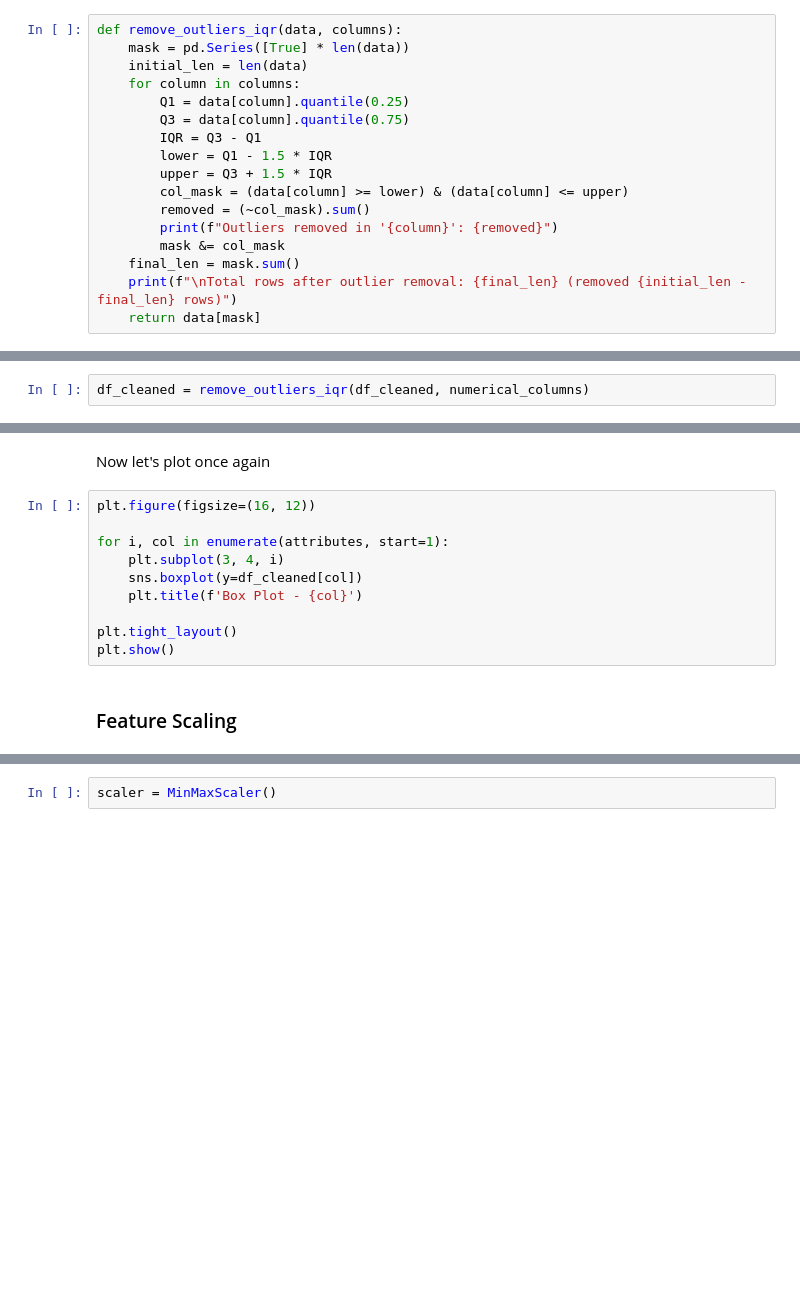
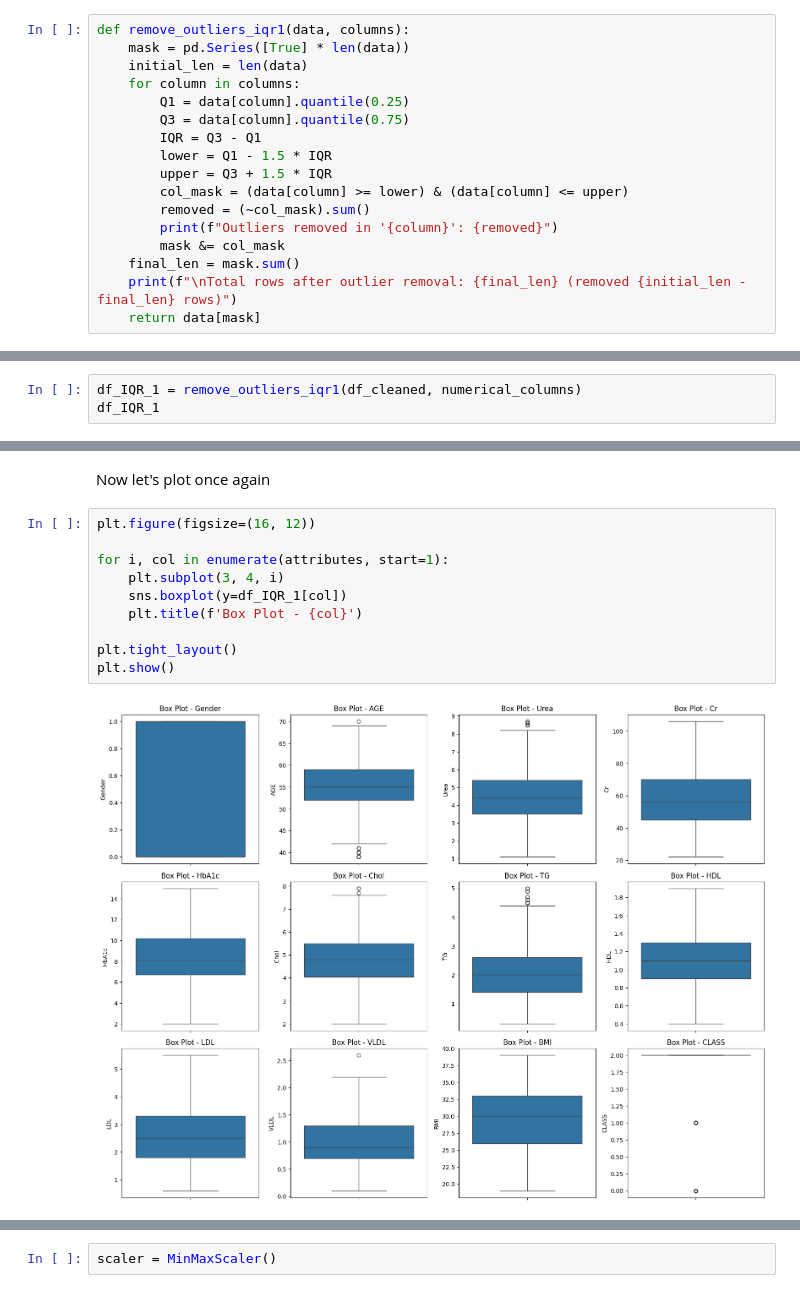
Before and after one commit to MoBialyy/diabetes-risk-prediction, a Jupyter notebook: Project_DataMining.ipynb, the cells around one changed output, grey strips where cells are left out. Drawn from its saved outputs; the diff is of its cells as text; blank space fills up the shorter version.

```diff
--- a/Project_DataMining.ipynb
+++ b/Project_DataMining.ipynb
@@ -121,5 +241,5 @@ We want 'apply' outlier detection on Gender and Class attributes as this is nons
 # %%
-def remove_outliers_iqr(data, columns):
+def remove_outliers_iqr1(data, columns):
     mask = pd.Series([True] * len(data))
     initial_len = len(data)
     for column in columns:
@@ -143,2 +261,3 @@ numerical_columns = ['AGE', 'Urea', 'Cr', 'HbA1c', 'Chol', 'TG', 'HDL', 'LDL', '
-# %%
-df_cleaned = remove_outliers_iqr(df_cleaned, numerical_columns)
+# %%
+df_IQR_1 = remove_outliers_iqr1(df_cleaned, numerical_columns)
+df_IQR_1
@@ -147,12 +292,12 @@ Now let's plot once again
 # %%
 plt.figure(figsize=(16, 12))
 
 for i, col in enumerate(attributes, start=1):
     plt.subplot(3, 4, i)
-    sns.boxplot(y=df_cleaned[col])
+    sns.boxplot(y=df_IQR_1[col])
     plt.title(f'Box Plot - {col}')
 
 plt.tight_layout()
 plt.show()
+# %% [output]
+[figure, added]
-# %% [markdown]
-### Feature Scaling
```
Also changed, not shown: parts of 151 cells of this notebook.
